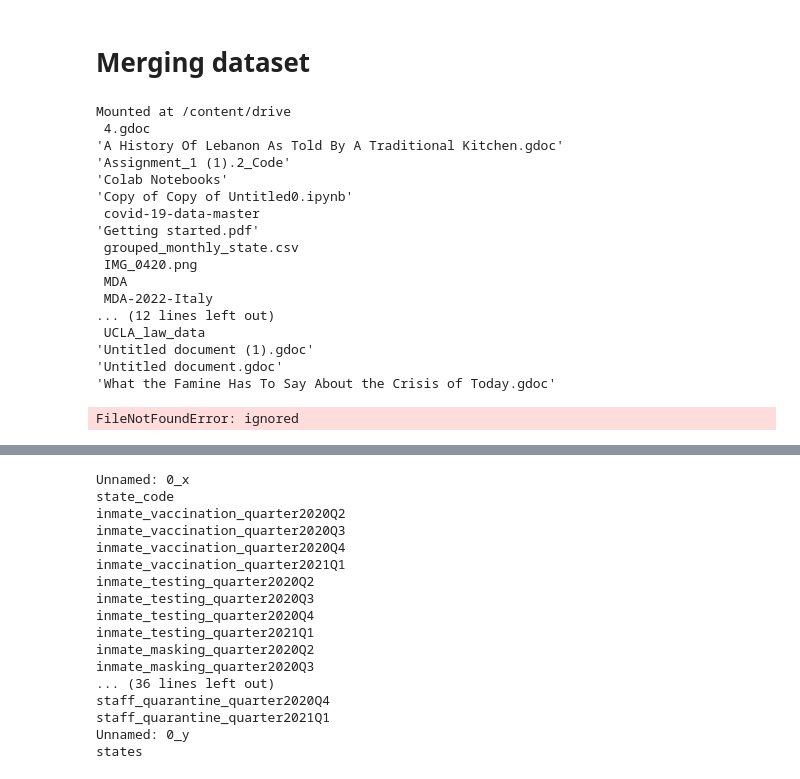
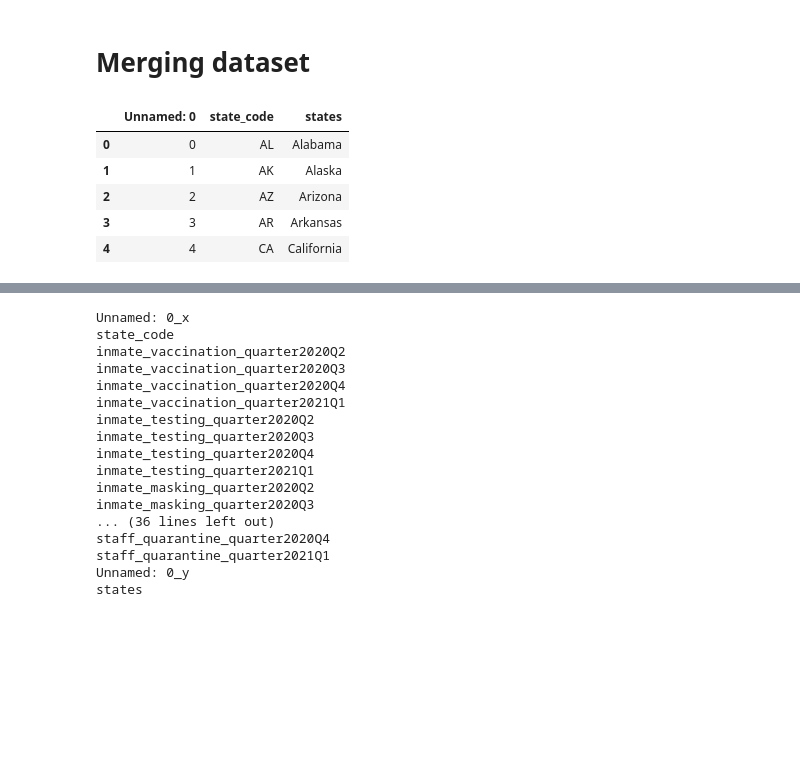
Before and after one commit to adacanaydin/Italy-, a Jupyter notebook: Dataset_preparation/Merge.ipynb, the cells around one changed output, grey strips where cells are left out. Saved outputs shown, nothing was run; the diff lists cells and outputs as text; code cells hidden in the pictures; blank space fills up the shorter version.

```diff
--- a/Dataset_preparation/Merge.ipynb
+++ b/Dataset_preparation/Merge.ipynb
@@ -30,26 +32,15 @@ drive.mount('/content/drive')
 # %%
 # Importing data set State_Code
-State_code = pd.read_csv("/content/drive/MyDrive/MDA-2022-Italy/Report/Dataset_preparation/State_Code.csv")
+#State_code = pd.read_csv("/content/drive/MyDrive/MDA-2022-Italy/Report/Dataset_preparation/State_Code.csv")
+State_code = pd.read_csv("State_Code.csv")
 State_code.head()
 # %% [output]
-Mounted at /content/drive
- 4.gdoc
-'A History Of Lebanon As Told By A Traditional Kitchen.gdoc'
-'Assignment_1 (1).2_Code'
-'Colab Notebooks'
-'Copy of Copy of Untitled0.ipynb'
- covid-19-data-master
-'Getting started.pdf'
- grouped_monthly_state.csv
- IMG_0420.png
- MDA
- MDA-2022-Italy
-... (12 lines left out)
- UCLA_law_data
-'Untitled document (1).gdoc'
-'Untitled document.gdoc'
-'What the Famine Has To Say About the Crisis of Today.gdoc'
-FileNotFoundError: ignored
+|  | Unnamed: 0 | state_code | states |
+| 0 | 0 | AL | Alabama |
+| 1 | 1 | AK | Alaska |
+| 2 | 2 | AZ | Arizona |
+| 3 | 3 | AR | Arkansas |
+| 4 | 4 | CA | California |
 # %%
 # Importing dataset Policy
 Policy = pd.read_csv("/content/drive/MyDrive/MDA-2022-Italy/Report/Dataset_preparation/covid_policydata.csv")
```
Also changed, not shown: parts of 1 cell of this notebook, 5 other files.
